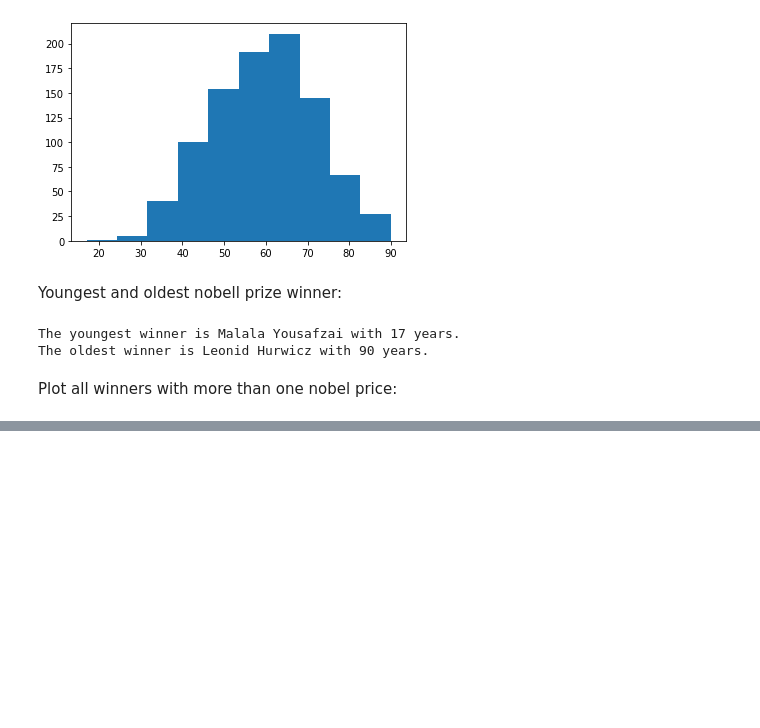
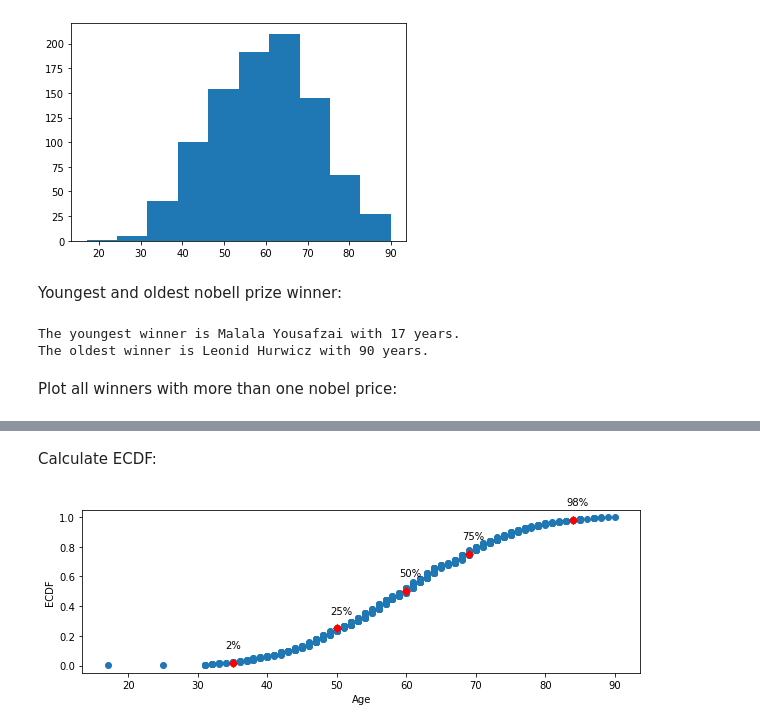
Before and after one commit to florianfrey1/vorlesung-data-science, a Jupyter notebook: nobel-prices/nobel-prices.ipynb, the cells around one changed output, grey strips where cells are left out. Cells and saved outputs as stored; diff of their text form; code cells hidden in the pictures; blank space fills up the shorter version.

```diff
--- a/nobel-prices/nobel-prices.ipynb
+++ b/nobel-prices/nobel-prices.ipynb
@@ -108,0 +163,28 @@ plt.plot()
+# %% [markdown]
+Calculate ECDF:
+# %%
+def ecdf(data):
+    """ Compute ECDF """
+    x = np.sort(data)
+    n = x.size
+    y = np.arange(1, n+1) / n
+    return (x,y)
+
+# calculate ecdf for ages
+x, y = ecdf(ages)
+
+# show scatter plot of ecdf of ages
+plt.figure(figsize=(10, 3))
+plt.scatter(x, y)
+plt.xlabel('Age')
+plt.ylabel('ECDF')
+
+# show percentiles in the scatter plot
+plt.plot(percentiles, np.array(sequenceOfPercentiles) / 100, marker='D', color='red', linestyle='none')
+
+for i in range(len(percentiles)):
+    plt.text(percentiles[i] - 1, sequenceOfPercentiles[i] / 100 + 0.1, f'{sequenceOfPercentiles[i]}%')
+
+plt.show()
+# %% [output]
+[figure, added]
```
Also changed, not shown: parts of 13 cells of this notebook.
